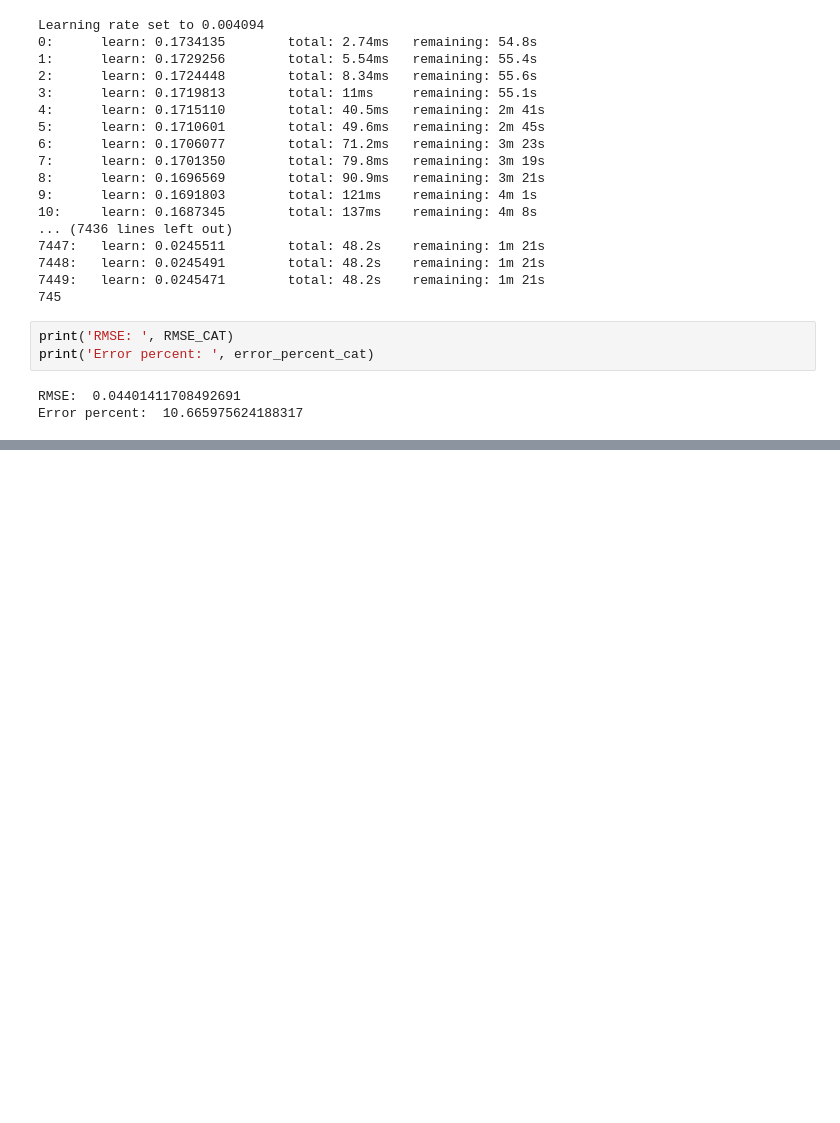
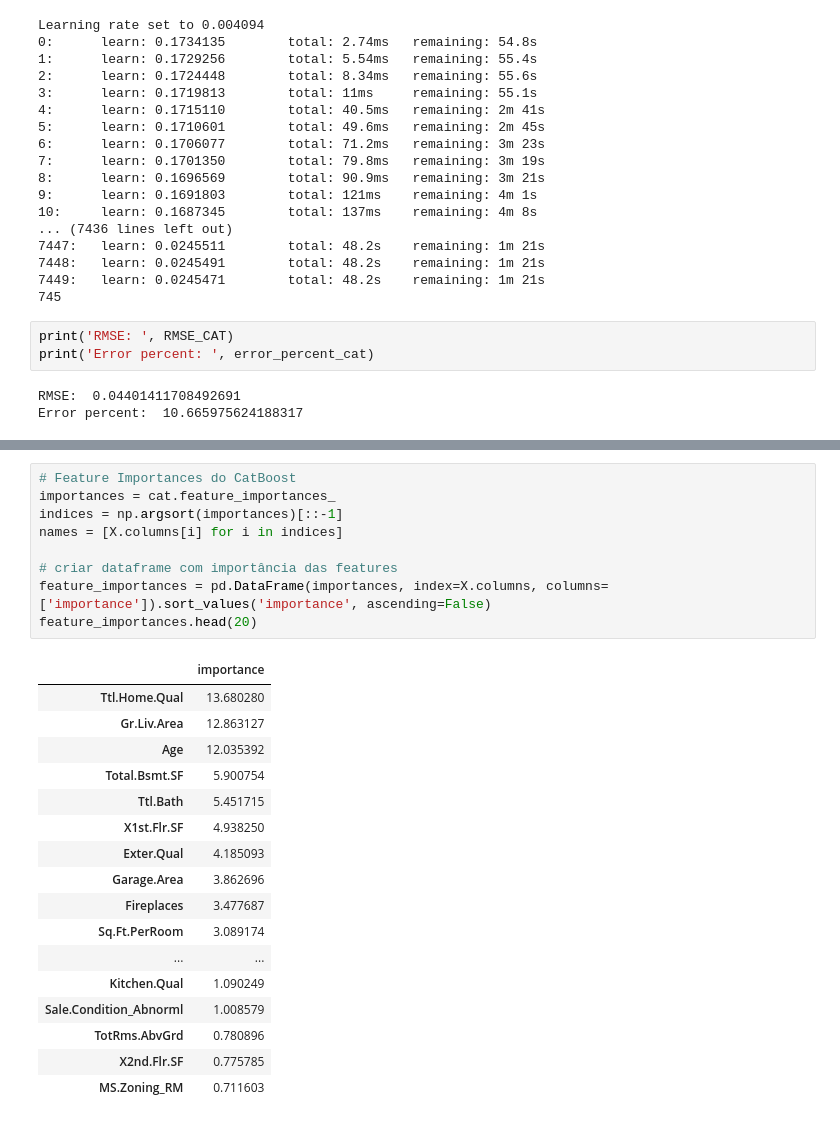
Before and after one commit to thomaschiari/Machine-Learning-Ames, a Jupyter notebook: notebooks/modelling.ipynb, the cells around one changed output, grey strips where cells are left out. Drawn from its saved outputs; the diff is of its cells as text; blank space fills up the shorter version.

```diff
--- a/notebooks/modelling.ipynb
+++ b/notebooks/modelling.ipynb
@@ -211,0 +222,27 @@ Para a API, vamos utilizar o melhor modelo obtido, que foi o CatBoost, com os me
+# %%
+# Feature Importances do CatBoost
+importances = cat.feature_importances_
+indices = np.argsort(importances)[::-1]
+names = [X.columns[i] for i in indices]
+
+# criar dataframe com importância das features
+feature_importances = pd.DataFrame(importances, index=X.columns, columns=['importance']).sort_values('importance', ascending=False)
+feature_importances.head(20)
+# %% [output]
+|  | importance |
+| Ttl.Home.Qual | 13.680280 |
+| Gr.Liv.Area | 12.863127 |
+| Age | 12.035392 |
+| Total.Bsmt.SF | 5.900754 |
+| Ttl.Bath | 5.451715 |
+| X1st.Flr.SF | 4.938250 |
+| Exter.Qual | 4.185093 |
+| Garage.Area | 3.862696 |
+| Fireplaces | 3.477687 |
+| Sq.Ft.PerRoom | 3.089174 |
+| ... | ... |
+| Kitchen.Qual | 1.090249 |
+| Sale.Condition_Abnorml | 1.008579 |
+| TotRms.AbvGrd | 0.780896 |
+| X2nd.Flr.SF | 0.775785 |
+| MS.Zoning_RM | 0.711603 |
```
Also changed, not shown: parts of 11 cells of this notebook, 4 other files.
